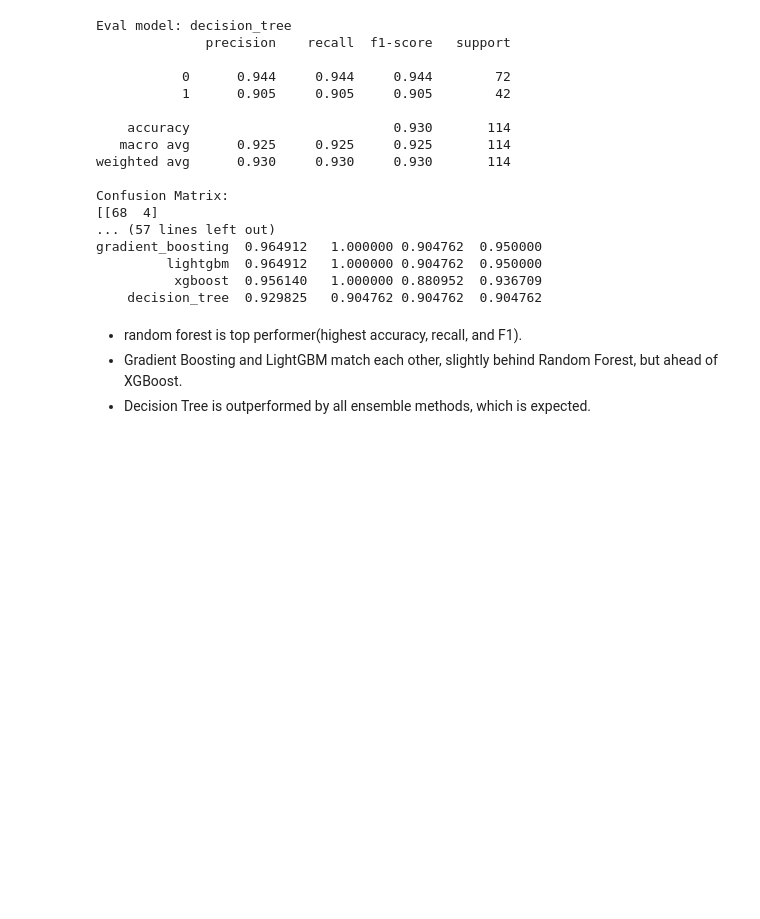
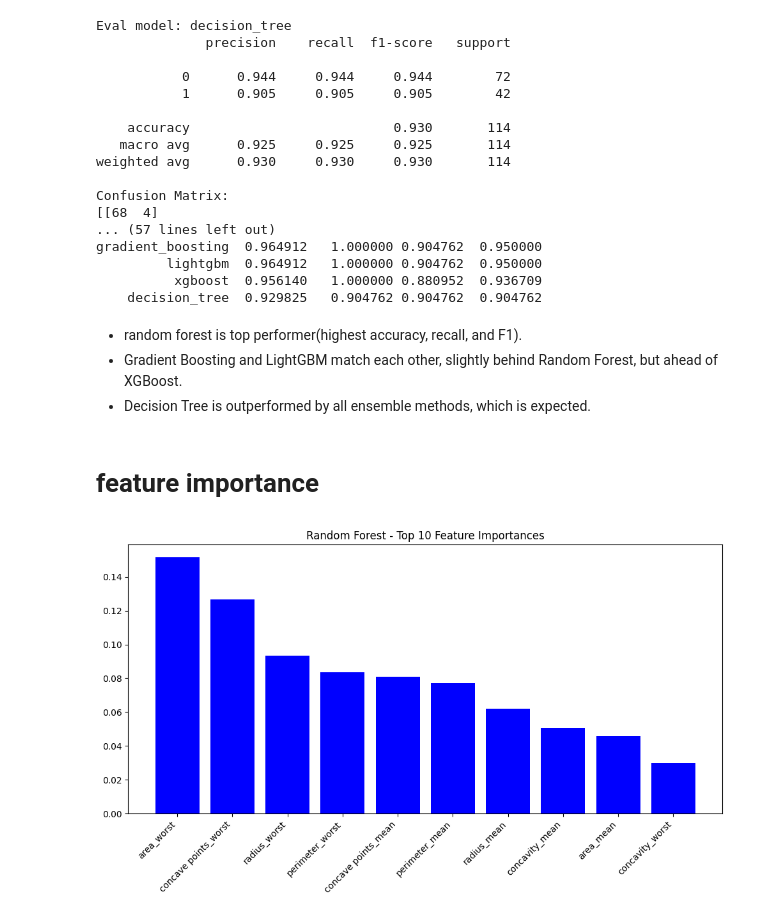
Before and after one commit to alabhastam/BreastCancerProject, a Jupyter notebook: BreastCancer.ipynb, the cells around one changed output. Cells and saved outputs as stored; diff of their text form; code cells hidden in the pictures; blank space fills up the shorter version.

```diff
--- a/BreastCancer.ipynb
+++ b/BreastCancer.ipynb
@@ -300,3 +300,19 @@ gradient_boosting  0.964912   1.000000 0.904762  0.950000
 * random forest is top performer(highest accuracy, recall, and F1).
 * Gradient Boosting and LightGBM match each other, slightly behind Random Forest, but ahead of XGBoost.
 * Decision Tree is outperformed by all ensemble methods, which is expected.
+# %% [markdown]
+# feature importance
+# %%
+feature_names = X_train.columns
+
+importances = models['random_forest'].feature_importances_
+indices = np.argsort(importances)[::-1]
+
+plt.figure(figsize=(10,6))
+plt.title("Random Forest - Top 10 Feature Importances")
+plt.bar(range(10), importances[indices][:10], color="b", align="center")
+plt.xticks(range(10), [feature_names[i] for i in indices[:10]], rotation=45, ha='right')
+plt.tight_layout()
+plt.show()
+# %% [output]
+[figure, added]
```
Also changed, not shown: parts of 1 cell of this notebook.
